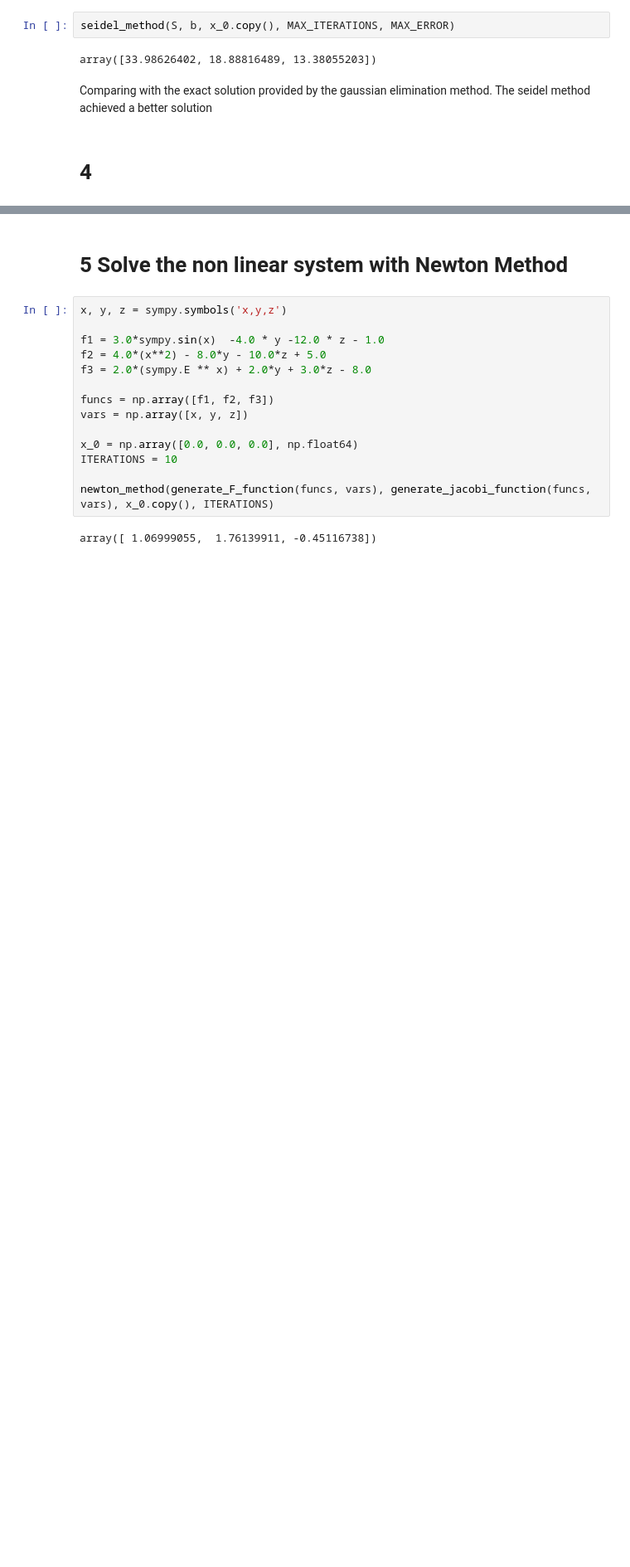
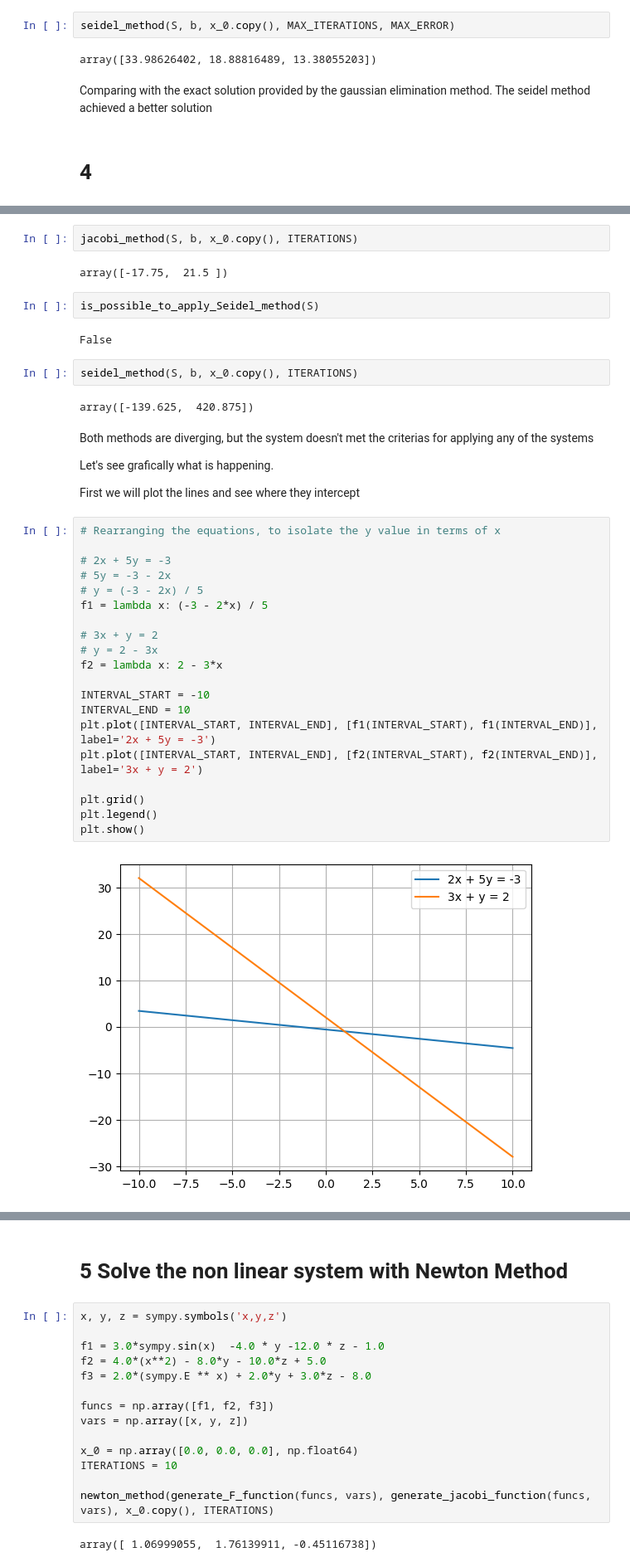
Before and after one commit to JelsonRodrigues/numeric_calculus, a Jupyter notebook: src/reports/2/book.ipynb, the cells around one changed output, grey strips where cells are left out. Shown: that part at 83% size. Saved outputs shown, nothing was run; the diff lists cells and outputs as text; blank space fills up the shorter version.

```diff
--- a/src/reports/2/book.ipynb
+++ b/src/reports/2/book.ipynb
@@ -881,0 +906,40 @@ Comparing with the exact solution provided by the gaussian elimination method. T
+# %%
+jacobi_method(S, b, x_0.copy(), ITERATIONS)
+# %% [output]
+array([-17.75,  21.5 ])
+# %%
+is_possible_to_apply_Seidel_method(S)
+# %% [output]
+False
+# %%
+seidel_method(S, b, x_0.copy(), ITERATIONS)
+# %% [output]
+array([-139.625,  420.875])
+# %% [markdown]
+Both methods are diverging, but the system doesn't met the criterias for applying any of the systems
+
+Let's see grafically what is happening.
+
+First we will plot the lines and see where they intercept
+# %%
+# Rearranging the equations, to isolate the y value in terms of x
+
+# 2x + 5y = -3
+# 5y = -3 - 2x
+# y = (-3 - 2x) / 5
+f1 = lambda x: (-3 - 2*x) / 5
+
+# 3x + y = 2
+# y = 2 - 3x
+f2 = lambda x: 2 - 3*x
+
+INTERVAL_START = -10
+INTERVAL_END = 10
+plt.plot([INTERVAL_START, INTERVAL_END], [f1(INTERVAL_START), f1(INTERVAL_END)], label='2x + 5y = -3')
+plt.plot([INTERVAL_START, INTERVAL_END], [f2(INTERVAL_START), f2(INTERVAL_END)], label='3x + y = 2')
+
+plt.grid()
+plt.legend()
+plt.show()
+# %% [output]
+[figure, added]
```
Also changed, not shown: parts of 21 cells of this notebook.
